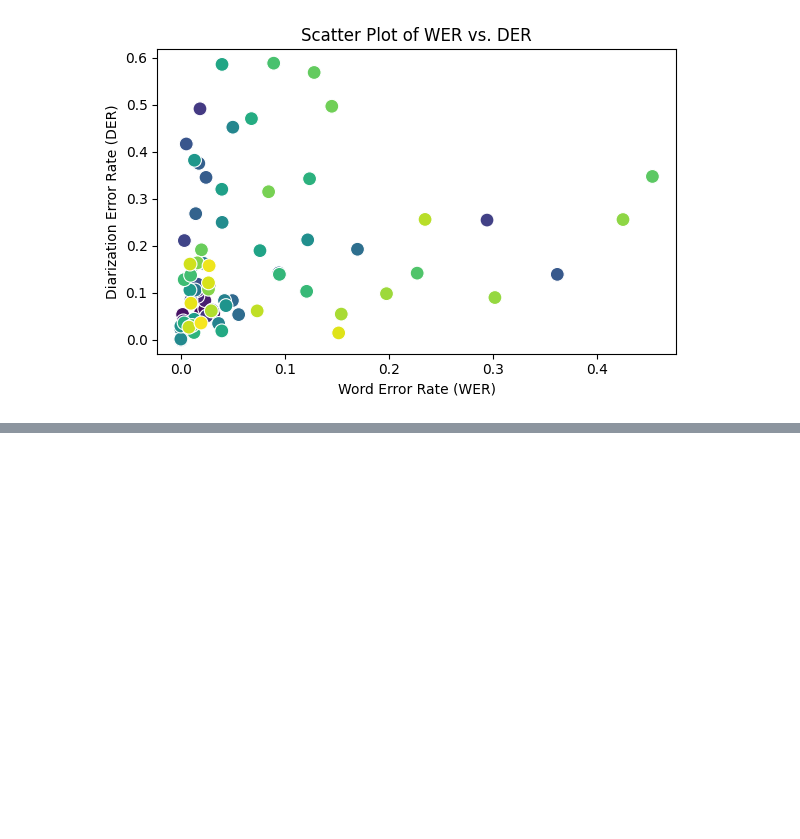
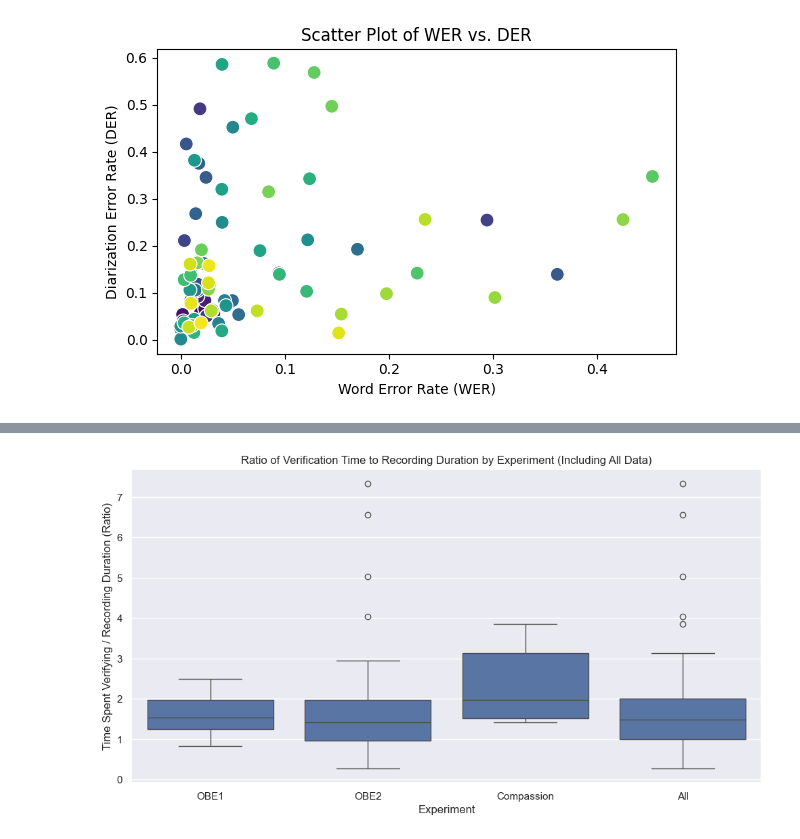
Before and after one commit to AfroDeivid/automatic-interviews-processing, a Jupyter notebook: src/evaluation.ipynb, the cells around one changed output, grey strips where cells are left out. Saved outputs shown, nothing was run; the diff lists cells and outputs as text; code cells hidden in the pictures; blank space fills up the shorter version.

```diff
--- a/src/evaluation.ipynb
+++ b/src/evaluation.ipynb
@@ -198,0 +239,17 @@ plot_wer_vs_der_scatter(df)
+# %%
+# Add a new row for the "All" category
+df_all = df.copy()
+df_all['Experiment'] = 'All'
+
+# Concatenate the original data with the "All" data
+df_combined = pd.concat([df, df_all])
+
+# Plot the box plot with "All" as an additional category
+plt.figure(figsize=(12, 6))
+sns.boxplot(data=df_combined, x='Experiment', y='Ratio')
+plt.title('Ratio of Verification Time to Recording Duration by Experiment (Including All Data)')
+plt.xlabel('Experiment')
+plt.ylabel('Time Spent Verifying / Recording Duration (Ratio)')
+plt.show()
+# %% [output]
+[figure, added]
```
Also changed, not shown: parts of 8 cells of this notebook, 10 other files.
